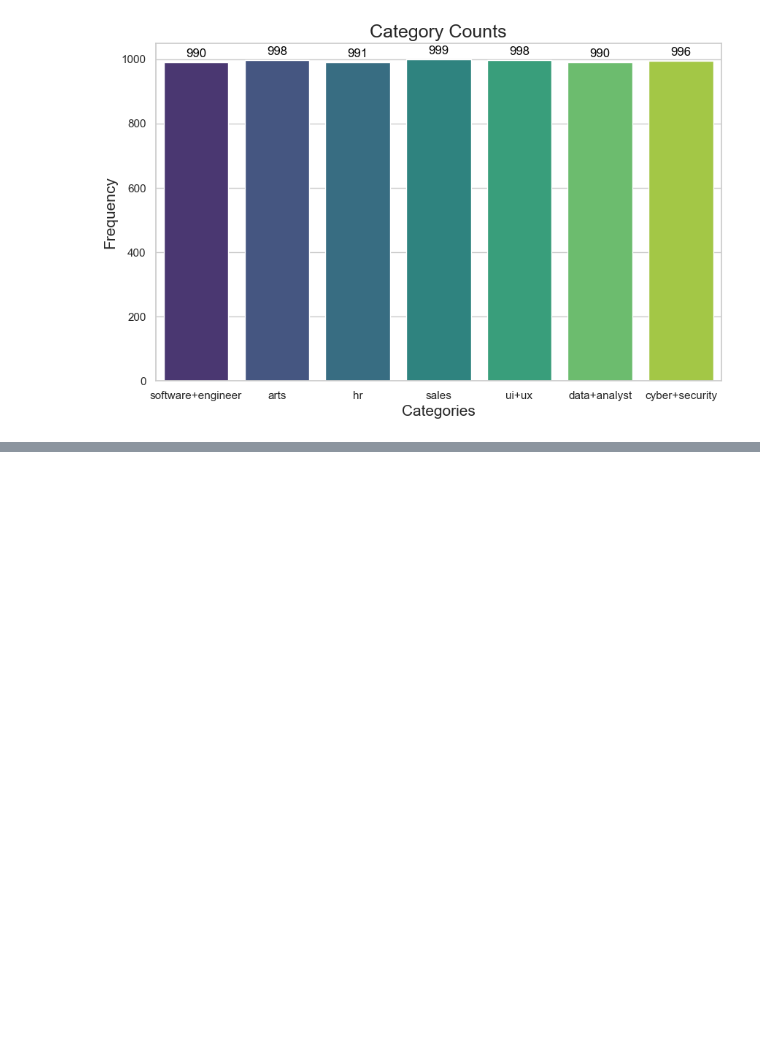
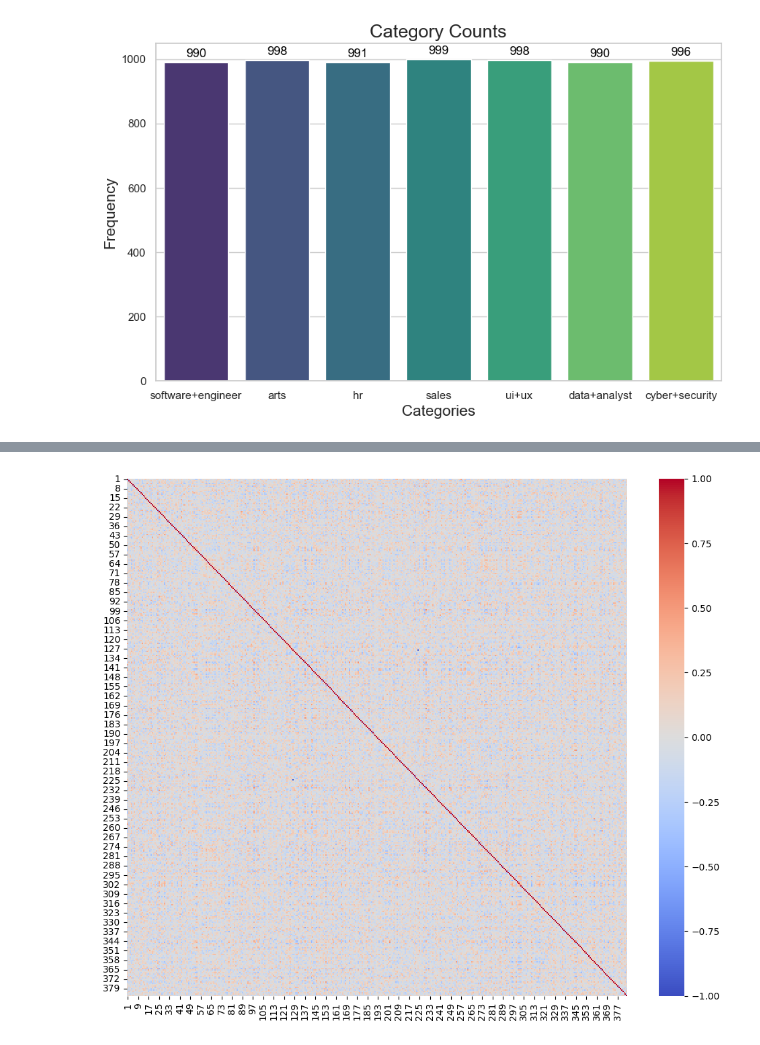
Before and after one commit to Geraldworks/BT4222, a Jupyter notebook: data_visualization.ipynb, the cells around one changed output, grey strips where cells are left out. Saved outputs shown, nothing was run; the diff lists cells and outputs as text; code cells hidden in the pictures; blank space fills up the shorter version.

```diff
--- a/data_visualization.ipynb
+++ b/data_visualization.ipynb
@@ -21,0 +34,4 @@ data_visualization.plot_column_frequency(jd_categories, "category", title='Categ
+# %%
+data_visualization.plot_corr_heatmap(pd.read_csv("embedding_easy_train.csv", header=None).drop(labels=0, axis=1)[1:])
+# %% [output]
+[figure, added]
```
Also changed, not shown: parts of 3 cells of this notebook, 1 other file.
